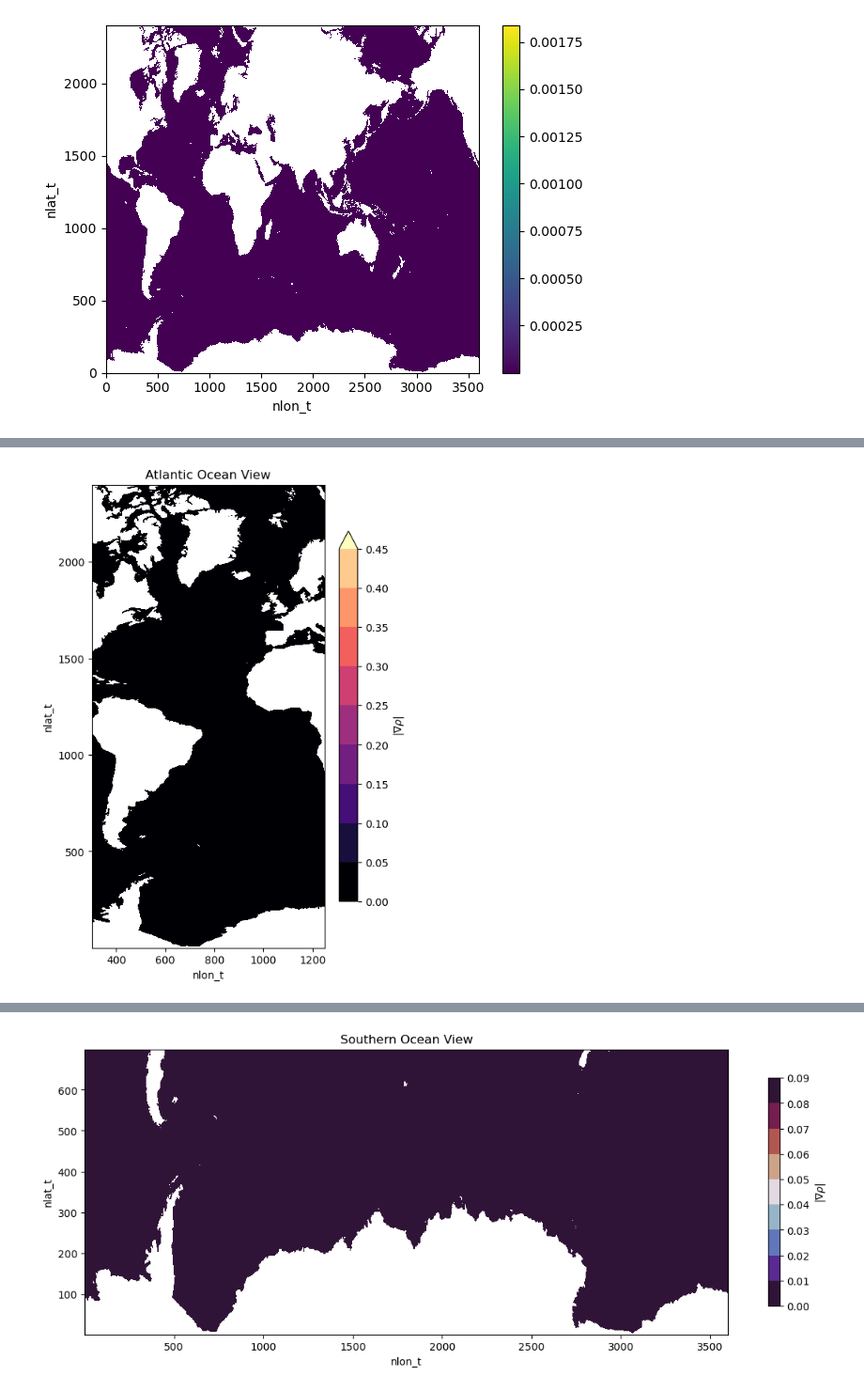
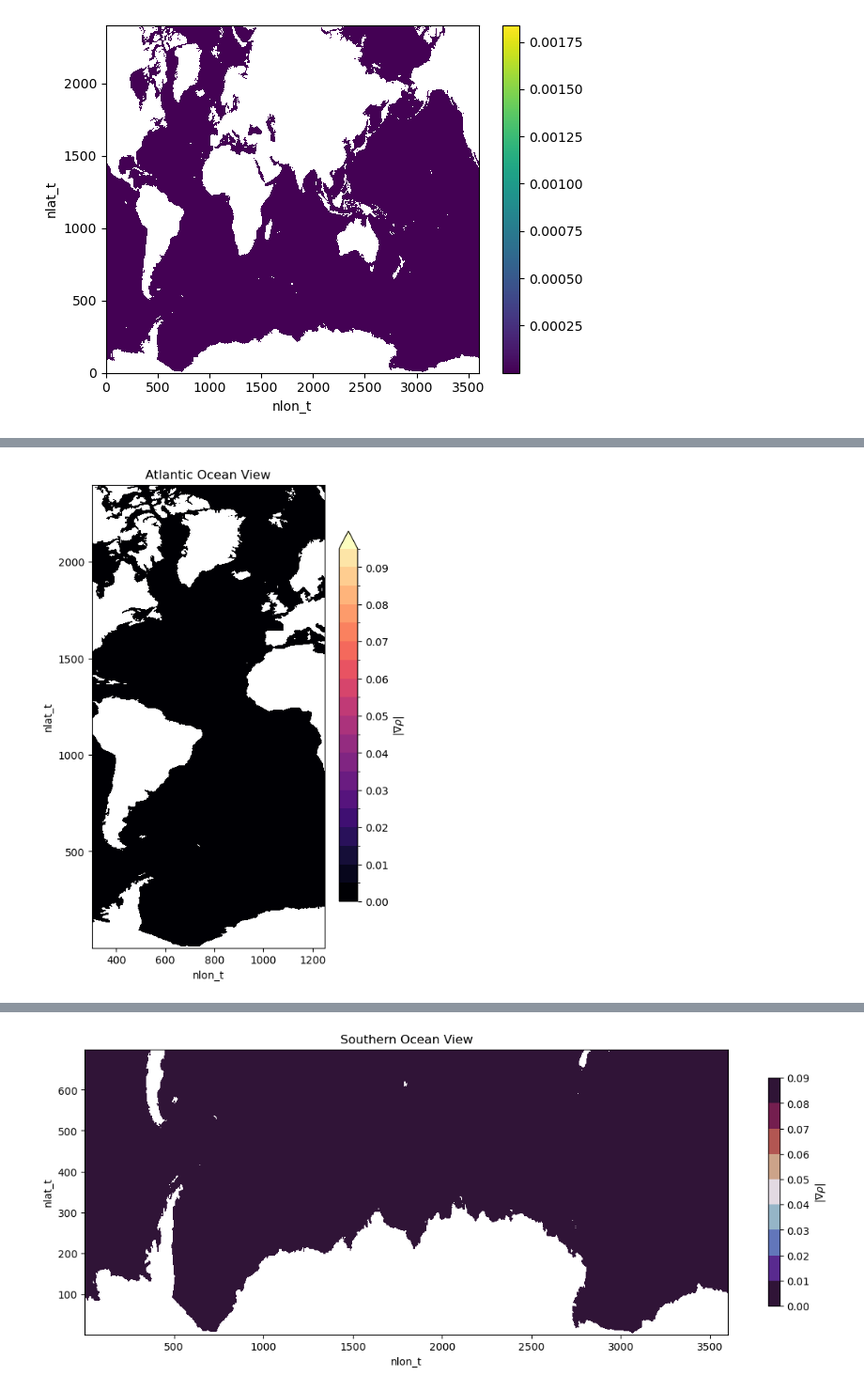
Before and after one commit to shanicetbailey/SST-gradients, a Jupyter notebook: CESM/4_ann_mean.ipynb, the cells around one changed output, grey strips where cells are left out. Shown at 94% size. Drawn from its saved outputs; the diff is of its cells as text; code cells hidden in the pictures.

```diff
--- a/CESM/4_ann_mean.ipynb
+++ b/CESM/4_ann_mean.ipynb
@@ -117,6 +141,8 @@ rho = fastjmd95.rho(ds_ren.SSS, ds_ren.SST, 0)
 
 gradrho = gradient(rho)
 modgradrho = np.sqrt(gradrho[0]**2 + gradrho[-1]**2)
+# %%
+modrho_mean = modgradrho.mean('time').load()
 # %%
 rho.mean('time').plot.contourf(levels=np.arange(1000, 1035, 5))
 # %% [output]
@@ -138,13 +164,13 @@ fig, ax = plt.subplots(figsize=(15,8))
 # %%
 #ATL ocean
 fig, ax = plt.subplots(figsize=(5,8))
-(modgradrho*1e3).isel(nlon_t=slice(300,1250)).mean('time').plot.contourf(levels=np.arange(0, 0.5, 0.05),
+(modrho_mean*1e3).isel(nlon_t=slice(300,1250)).plot.contourf(levels=np.arange(0, 0.1, 0.005),
                                                                          cmap='magma',
                                                                          cbar_kwargs={'shrink':0.8,
                                                                          'label':r'$|\nabla \rho|$'})
 plt.title('Atlantic Ocean View');
 # %% [output]
-[figure, old version]
+[figure, new version]
 # %%
 #IND ocean
 fig, ax = plt.subplots(figsize=(5,8))
```
Also changed, not shown: parts of 18 cells of this notebook.
